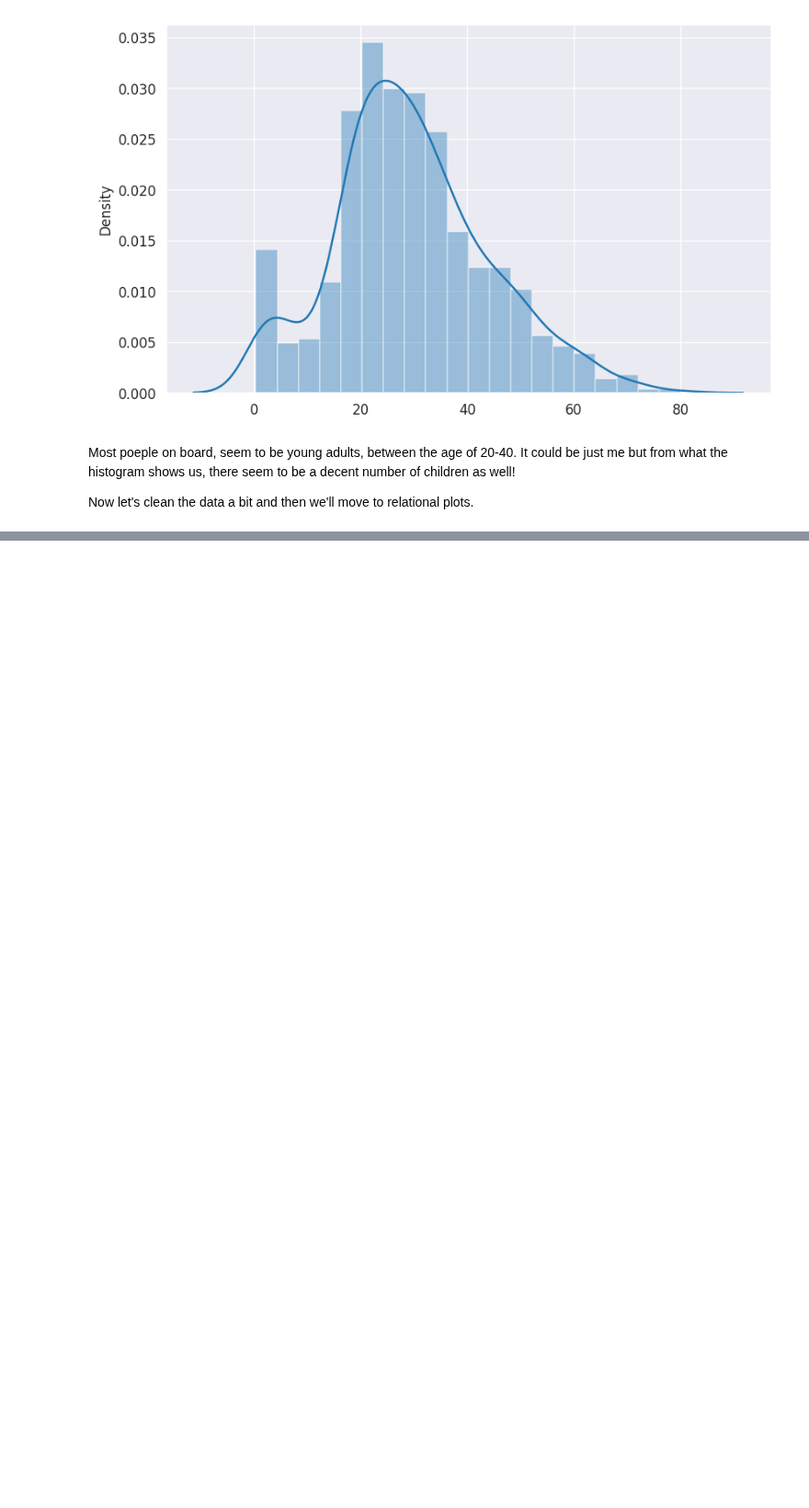
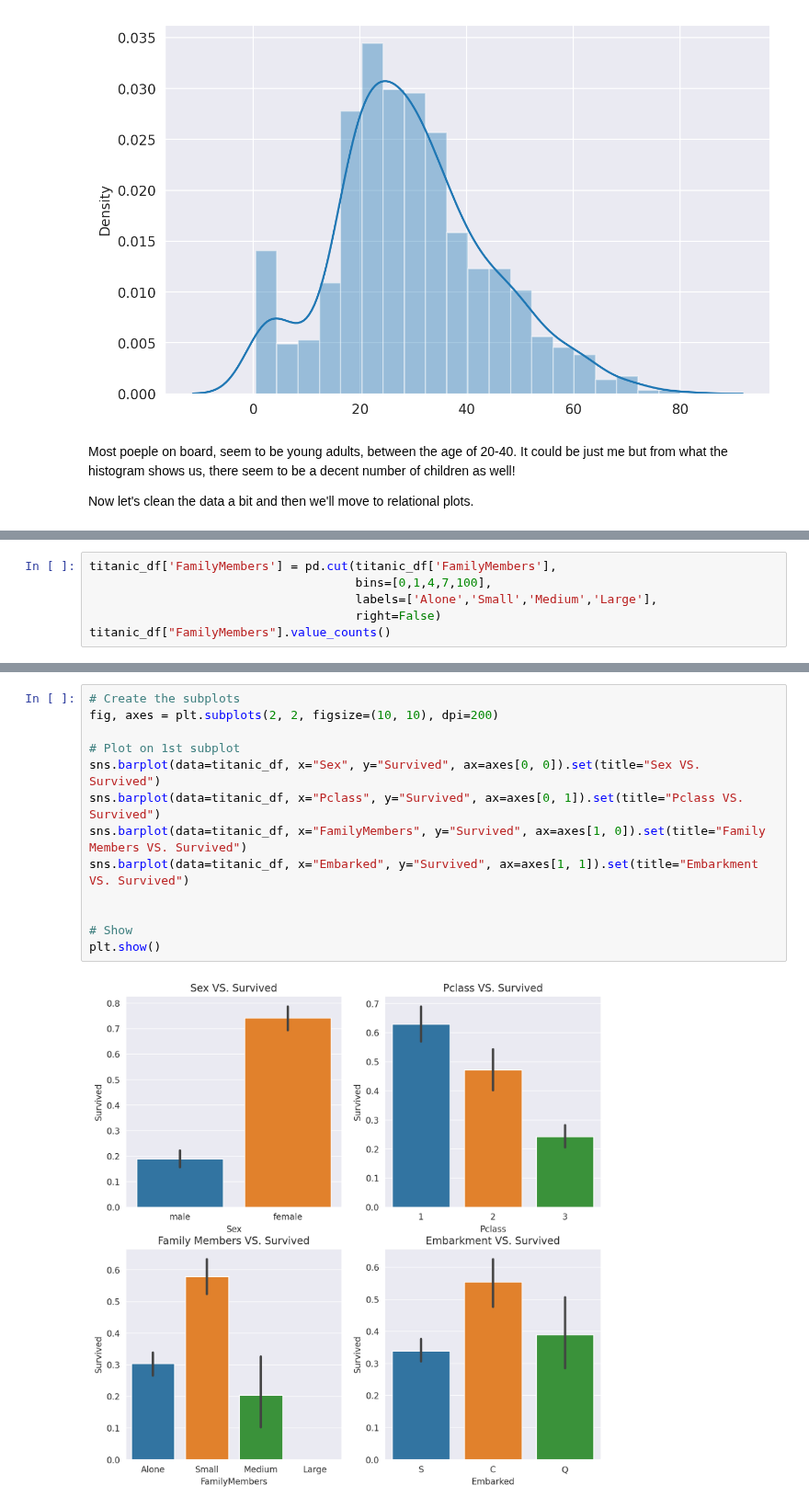
Before and after one commit to muhammadanas0716/Machine-Learning-101, a Jupyter notebook: Titanic - Machine Learning from Disaster/Project Notebook.ipynb, the cells around one changed output, grey strips where cells are left out. Shown at 92% size. Cells and saved outputs as stored; diff of their text form; blank space fills up the shorter version.

```diff
--- a/Titanic - Machine Learning from Disaster/Project Notebook.ipynb
+++ b/Titanic - Machine Learning from Disaster/Project Notebook.ipynb
@@ -175,0 +194,6 @@ Okay, we've done pretty well, let's move to some relational plots
+# %%
+titanic_df['FamilyMembers'] = pd.cut(titanic_df['FamilyMembers'],
+                                     bins=[0,1,4,7,100],
+                                     labels=['Alone','Small','Medium','Large'],
+                                     right=False)
+titanic_df["FamilyMembers"].value_counts()
@@ -175,0 +216,15 @@ Okay, we've done pretty well, let's move to some relational plots
+# %%
+# Create the subplots
+fig, axes = plt.subplots(2, 2, figsize=(10, 10), dpi=200)
+
+# Plot on 1st subplot
+sns.barplot(data=titanic_df, x="Sex", y="Survived", ax=axes[0, 0]).set(title="Sex VS. Survived")
+sns.barplot(data=titanic_df, x="Pclass", y="Survived", ax=axes[0, 1]).set(title="Pclass VS. Survived")
+sns.barplot(data=titanic_df, x="FamilyMembers", y="Survived", ax=axes[1, 0]).set(title="Family Members VS. Survived")
+sns.barplot(data=titanic_df, x="Embarked", y="Survived", ax=axes[1, 1]).set(title="Embarkment VS. Survived")
+
+
+# Show
+plt.show()
+# %% [output]
+[figure, added]
```
Also changed, not shown: parts of 23 cells of this notebook.
